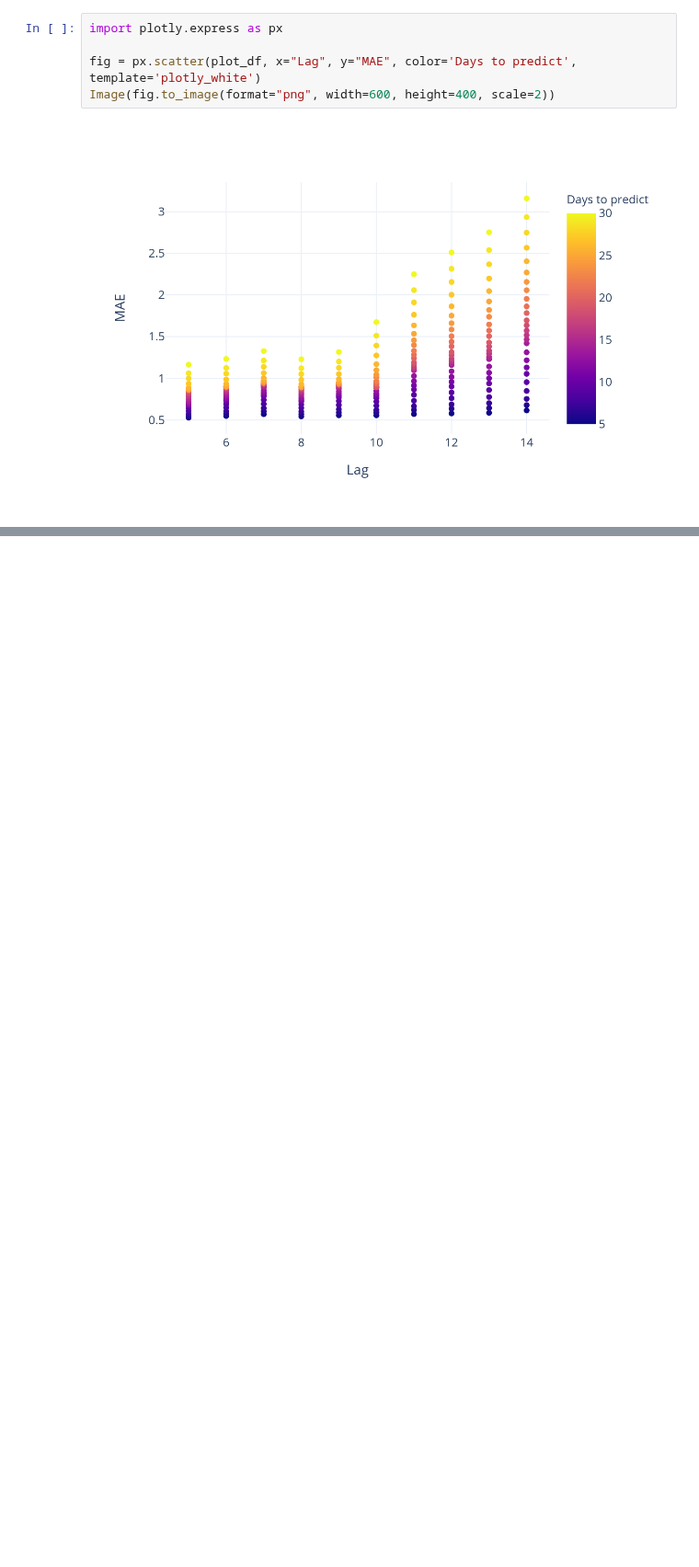
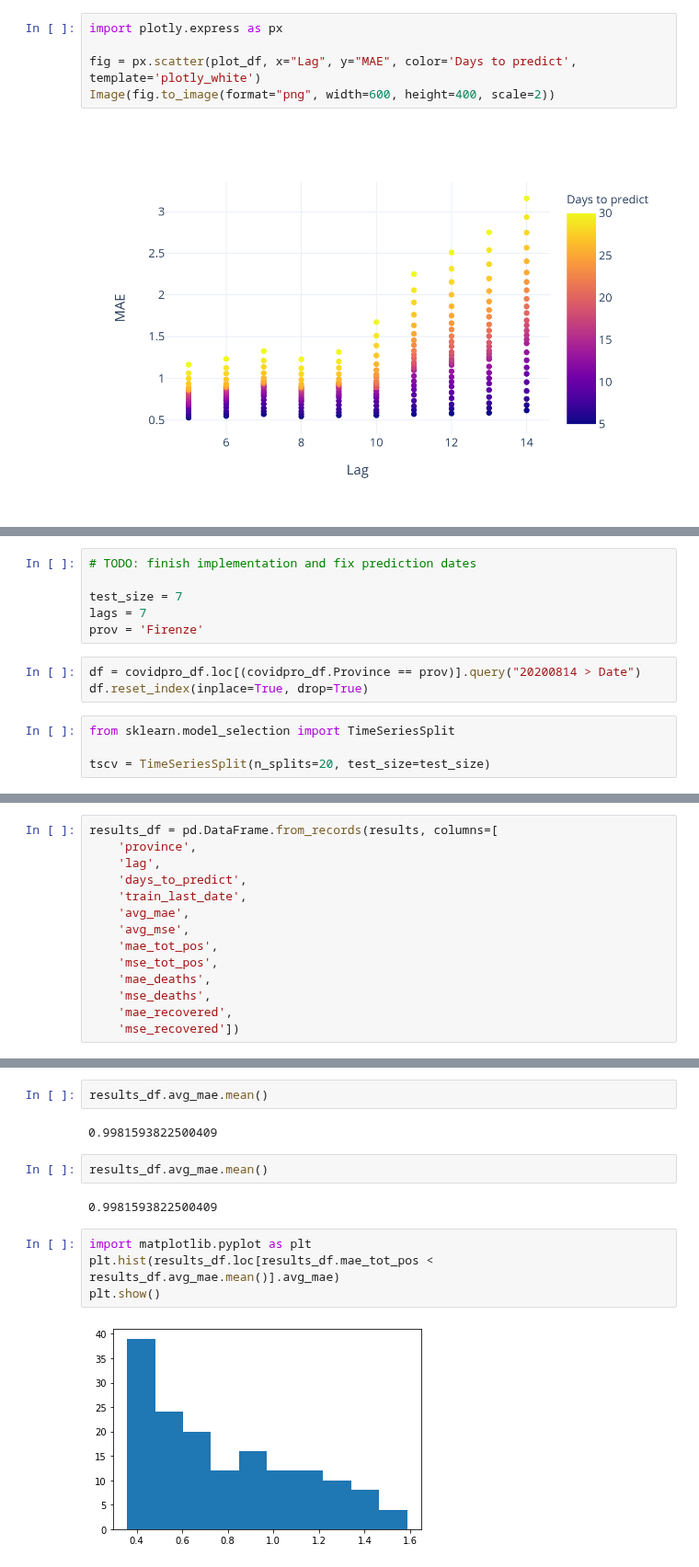
Before and after one commit to nicoloverardo/master-degree-thesis, a Jupyter notebook: notebooks/02-sird.ipynb, the cells around one changed output, grey strips where cells are left out. Shown at 92% size. Drawn from its saved outputs; the diff is of its cells as text; blank space fills up the shorter version.

```diff
--- a/notebooks/02-sird.ipynb
+++ b/notebooks/02-sird.ipynb
@@ -1536,0 +1303,13 @@ res_df
+# %%
+# TODO: finish implementation and fix prediction dates
+
+test_size = 7
+lags = 7
+prov = 'Firenze'
+# %%
+df = covidpro_df.loc[(covidpro_df.Province == prov)].query("20200814 > Date")
+df.reset_index(inplace=True, drop=True)
+# %%
+from sklearn.model_selection import TimeSeriesSplit
+
+tscv = TimeSeriesSplit(n_splits=20, test_size=test_size)
@@ -1536,0 +1362,14 @@ res_df
+# %%
+results_df = pd.DataFrame.from_records(results, columns=[
+    'province',
+    'lag',
+    'days_to_predict',
+    'train_last_date',
+    'avg_mae',
+    'avg_mse',
+    'mae_tot_pos',
+    'mse_tot_pos',
+    'mae_deaths',
+    'mse_deaths',
+    'mae_recovered',
+    'mse_recovered'])
@@ -1536,0 +1396,14 @@ res_df
+# %%
+results_df.avg_mae.mean()
+# %% [output]
+0.9981593822500409
+# %%
+results_df.avg_mae.mean()
+# %% [output]
+0.9981593822500409
+# %%
+import matplotlib.pyplot as plt
+plt.hist(results_df.loc[results_df.mae_tot_pos < results_df.avg_mae.mean()].avg_mae)
+plt.show()
+# %% [output]
+[figure, added]
```
Also changed, not shown: parts of 13 cells of this notebook, 1 other file.
